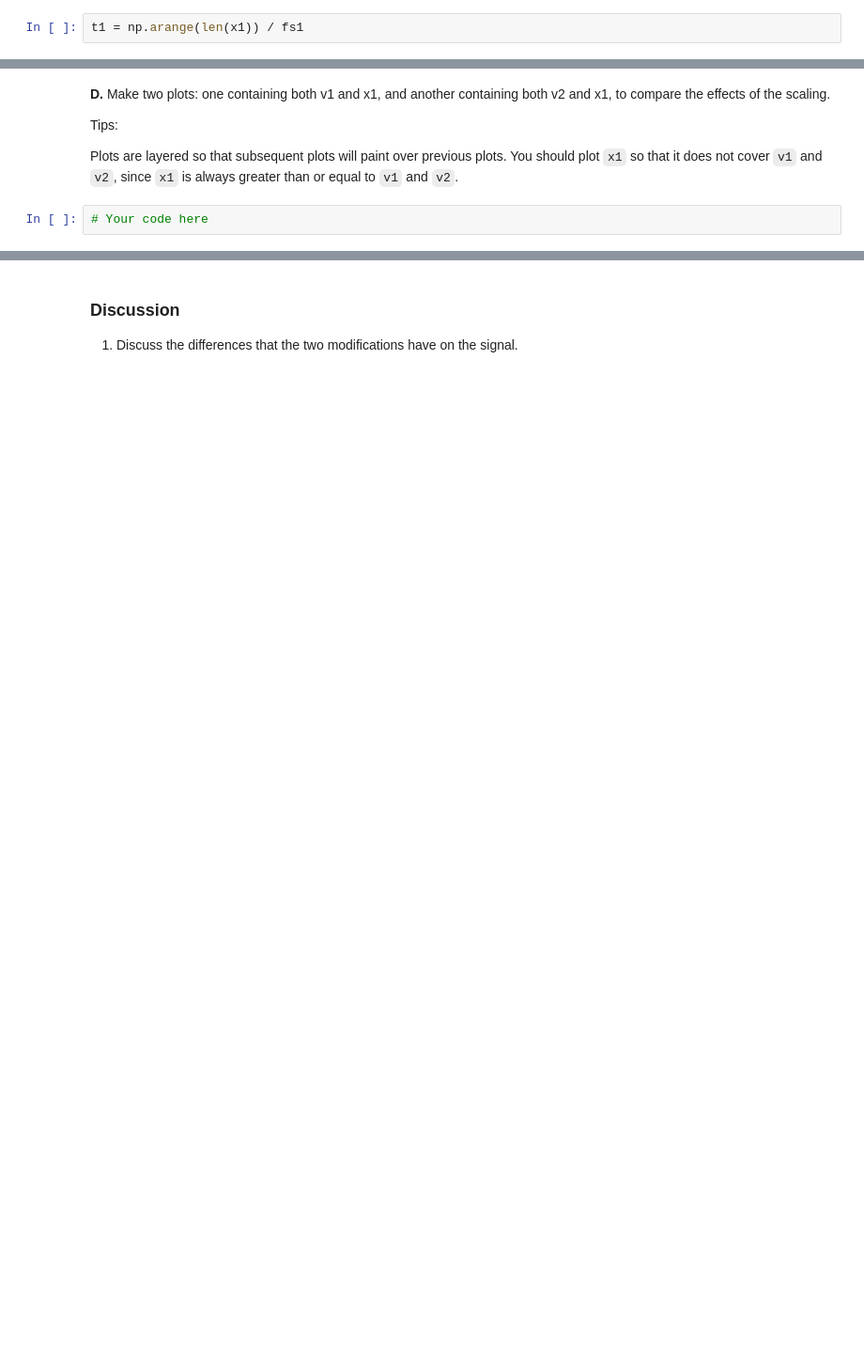
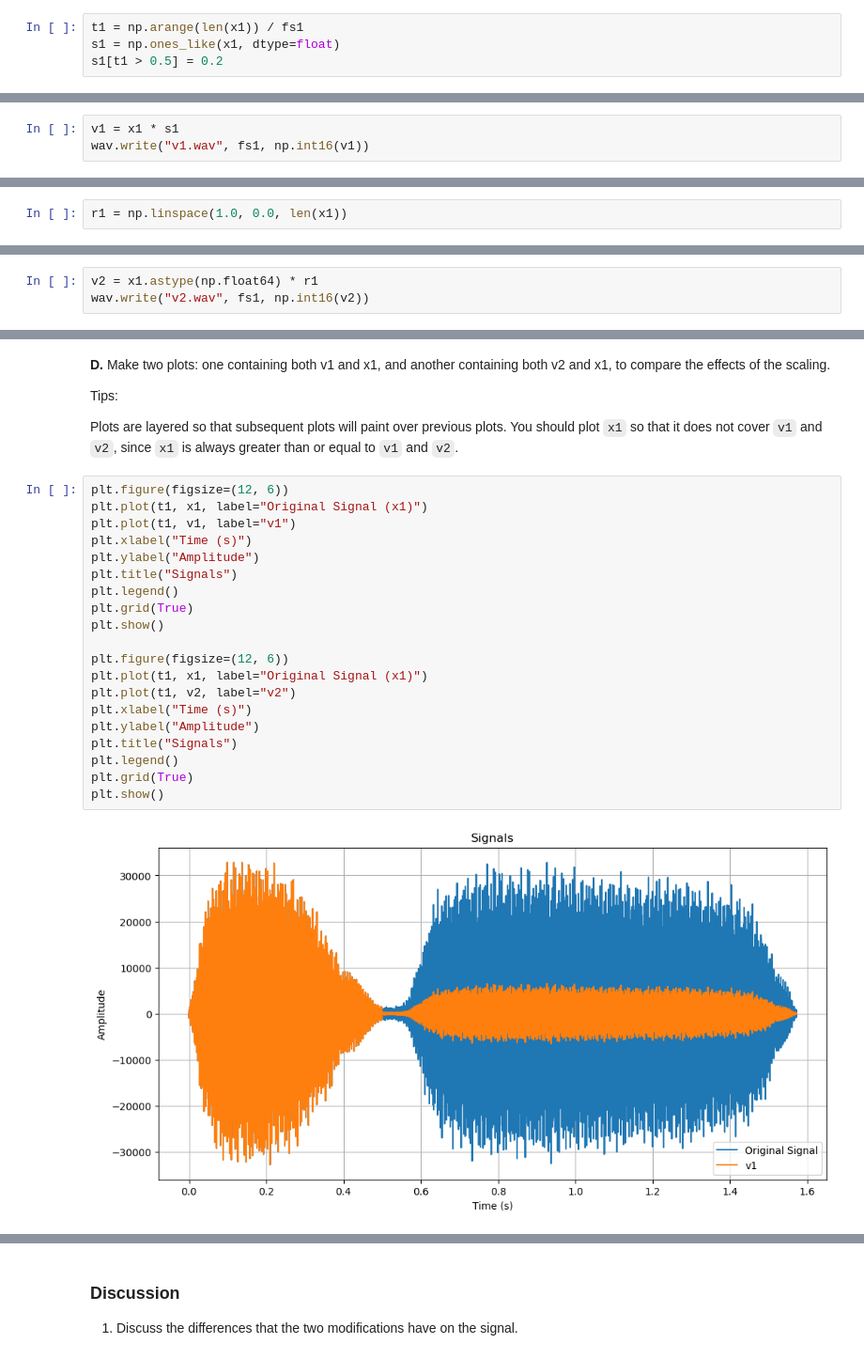
Before and after one commit to orlando-scheil/ee242-labs, a Jupyter notebook: src/EE242_Lab1a.ipynb, the cells around one changed output, grey strips where cells are left out. Shown at 94% size. Saved outputs shown, nothing was run; the diff lists cells and outputs as text; blank space fills up the shorter version.

Commit message:
Complete Lab 1a amplitude operations

```diff
--- a/src/EE242_Lab1a.ipynb
+++ b/src/EE242_Lab1a.ipynb
@@ -177,5 +177,7 @@ Tips:
 - Use [`numpy.zeros_like()`](https://numpy.org/doc/stable/reference/generated/numpy.zeros_like.html#numpy-zeros-like) to create an array of zeros with the same shape as `x1`, then assign values based on the condition above. Make sure to specify floating point as the datatype since `numpy.zeros_like()` also copies the datatype of `x1` by default.
 # %%
 t1 = np.arange(len(x1)) / fs1
+s1 = np.ones_like(x1, dtype=float)
+s1[t1 > 0.5] = 0.2
 # %% [markdown]
 **A.2.** Multiply `x1` with `s1` to create `v1`. Save this signal to a `.wav` file called `v1.wav`.
@@ -184,3 +184,6 @@ t1 = np.arange(len(x1)) / fs1
+# %%
+v1 = x1 * s1
+wav.write("v1.wav", fs1, np.int16(v1))
 # %% [markdown]
 **B.1** Create a discrete-time decaying ramp signal `r1`, that is the same length as `x1`, with values decreasing linearly from `r1[0] = 1` and `r1[-1] = 0`.
 
@@ -191,3 +192,5 @@ Tips:
+# %%
+r1 = np.linspace(1.0, 0.0, len(x1))
 # %% [markdown]
 **B.2** Multiply x1 with r1 to create v2. Save this signal to a wav file.
 
@@ -197,3 +198,6 @@ Note: Make sure to convert v2 to the same data type as `x1` you found in part A.
+# %%
+v2 = x1.astype(np.float64) * r1
+wav.write("v2.wav", fs1, np.int16(v2))
 # %% [markdown]
 **C.**  Read in `v1` and `v2` and play the two different modifications together with the original, to verify that the volume of the second whistle is reduced.
 
@@ -206,5 +220,25 @@ Ensure to play all the signals for the TAs
 Tips:
 
 Plots are layered so that subsequent plots will paint over previous plots. You should plot `x1` so that it does not cover `v1` and `v2`, since `x1` is always greater than or equal to `v1` and `v2`.
-# %%
-# Your code here
+# %%
+plt.figure(figsize=(12, 6))
+plt.plot(t1, x1, label="Original Signal (x1)")
+plt.plot(t1, v1, label="v1")
+plt.xlabel("Time (s)")
+plt.ylabel("Amplitude")
+plt.title("Signals")
+plt.legend()
+plt.grid(True)
+plt.show()
+
+plt.figure(figsize=(12, 6))
+plt.plot(t1, x1, label="Original Signal (x1)")
+plt.plot(t1, v2, label="v2")
+plt.xlabel("Time (s)")
+plt.ylabel("Amplitude")
+plt.title("Signals")
+plt.legend()
+plt.grid(True)
+plt.show()
+# %% [output]
+[figure, added]
```
Also changed, not shown: parts of 9 cells of this notebook, 2 other files.
